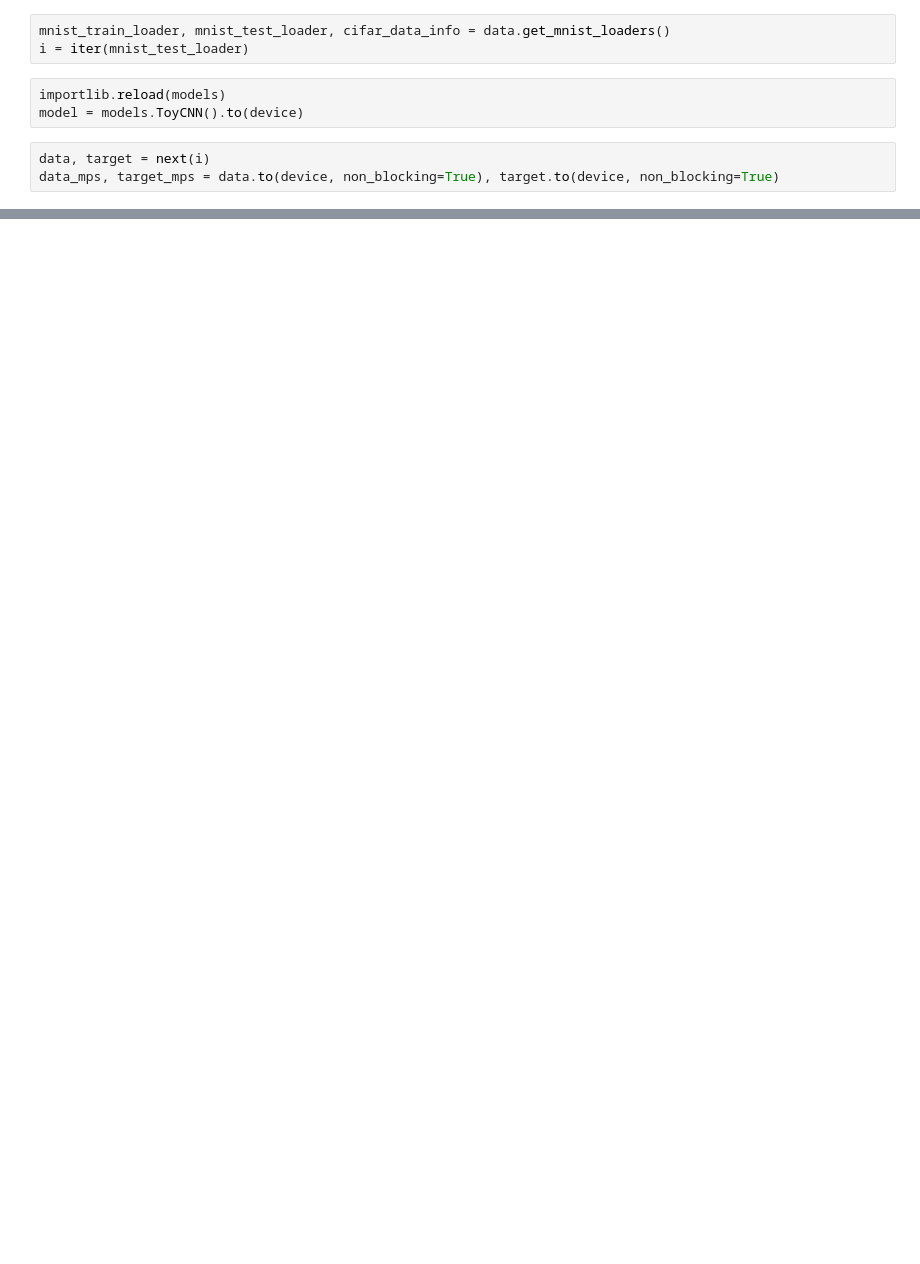
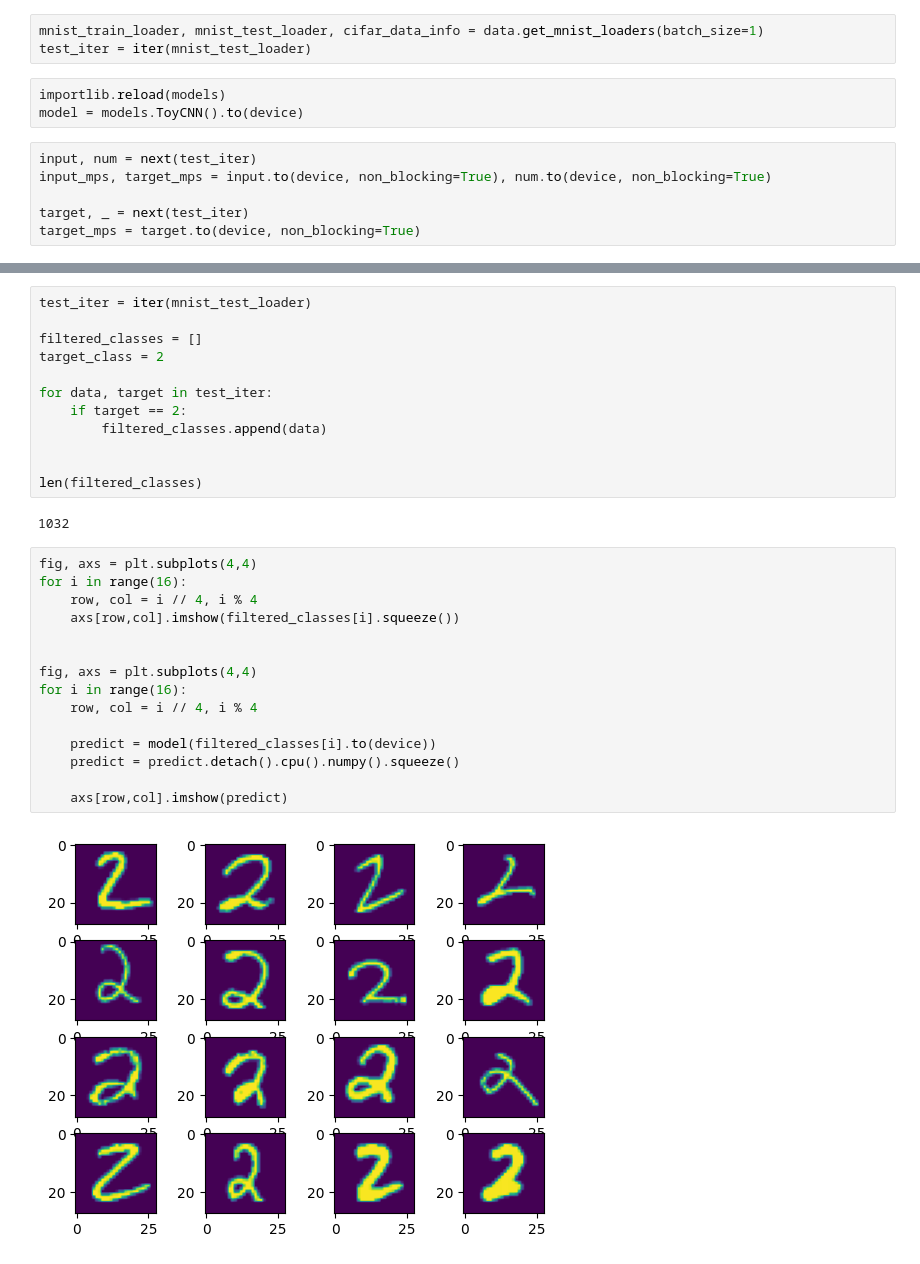
Before and after one commit to acefesan/ml_notebooks, a Jupyter notebook: toy_optimization.ipynb, the cells around one changed output, grey strips where cells are left out. Drawn from its saved outputs; the diff is of its cells as text; blank space fills up the shorter version.

```diff
--- a/toy_optimization.ipynb
+++ b/toy_optimization.ipynb
@@ -51,11 +51,14 @@ MPS available: True
 MPS built: True
 Using Apple Silicon MPS
 # %%
-mnist_train_loader, mnist_test_loader, cifar_data_info = data.get_mnist_loaders()
-i = iter(mnist_test_loader)
+mnist_train_loader, mnist_test_loader, cifar_data_info = data.get_mnist_loaders(batch_size=1)
+test_iter = iter(mnist_test_loader)
 # %%
 importlib.reload(models)
 model = models.ToyCNN().to(device)
 # %%
-data, target = next(i)
-data_mps, target_mps = data.to(device, non_blocking=True), target.to(device, non_blocking=True)
+input, num = next(test_iter)
+input_mps, target_mps = input.to(device, non_blocking=True), num.to(device, non_blocking=True)
+
+target, _ = next(test_iter)
+target_mps = target.to(device, non_blocking=True)
@@ -128,0 +116,31 @@ tensor([0.0573], device='mps:0', requires_grad=True)]
+# %%
+test_iter = iter(mnist_test_loader)
+
+filtered_classes = []
+target_class = 2
+
+for data, target in test_iter:
+    if target == 2:
+        filtered_classes.append(data)
+
+
+len(filtered_classes)
+# %% [output]
+1032
+# %%
+fig, axs = plt.subplots(4,4)
+for i in range(16):
+    row, col = i // 4, i % 4
+    axs[row,col].imshow(filtered_classes[i].squeeze())
+
+
+fig, axs = plt.subplots(4,4)
+for i in range(16):
+    row, col = i // 4, i % 4
+
+    predict = model(filtered_classes[i].to(device))
+    predict = predict.detach().cpu().numpy().squeeze()
+
+    axs[row,col].imshow(predict)
+# %% [output]
+[figure, added]
```
Also changed, not shown: parts of 4 cells of this notebook, 2 other files.
